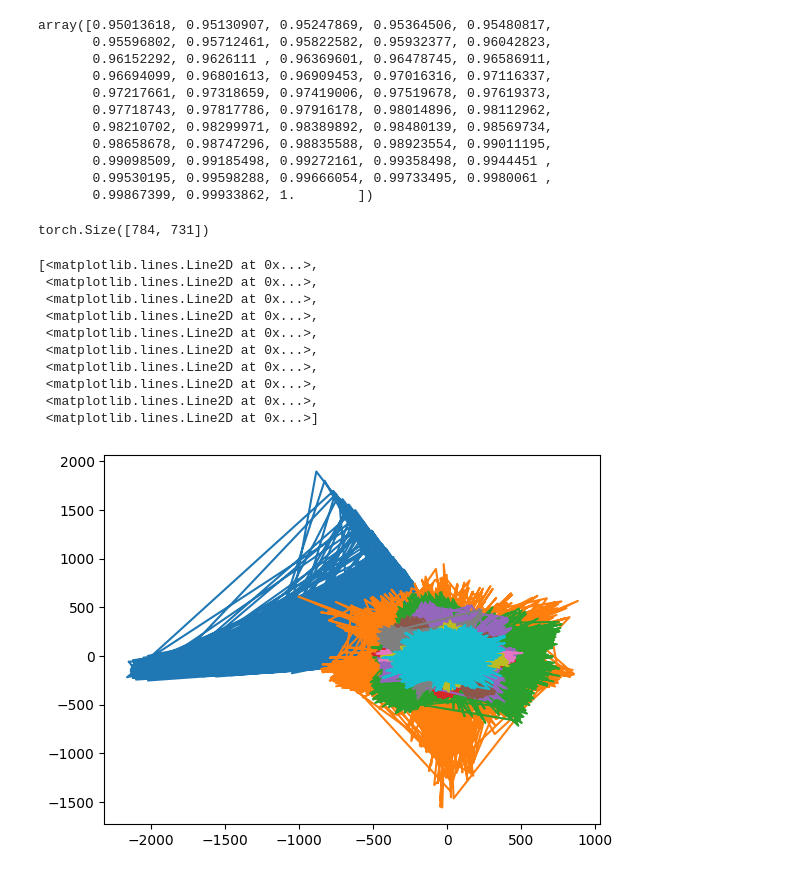
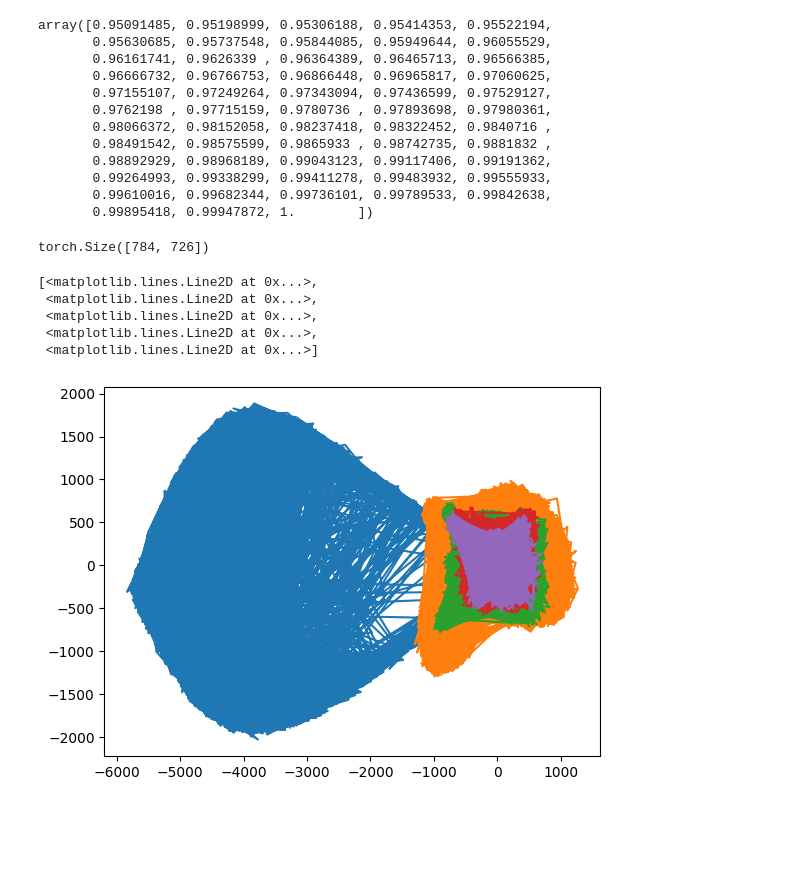
Before and after one commit to VishalLa/MathAI-Prototype, a Jupyter notebook: CNN_Model/pca.ipynb, the cells around one changed output. Cells and saved outputs as stored; diff of their text form; code cells hidden in the pictures; blank space fills up the shorter version.

```diff
--- a/CNN_Model/pca.ipynb
+++ b/CNN_Model/pca.ipynb
@@ -6,7 +28,7 @@ from Covonutional_neural_network.modelUttils.augment_dataset import add_label_no
 # %%
 folder_paths = [
-    'C:\\Users\\visha\\OneDrive\\Desktop\\entiredataset\\dataset\\symbols\\(',
-    'C:\\Users\\visha\\OneDrive\\Desktop\\entiredataset\\dataset\\symbols\\)',
+    # 'C:\\Users\\visha\\OneDrive\\Desktop\\entiredataset\\dataset\\symbols\\(',
+    # 'C:\\Users\\visha\\OneDrive\\Desktop\\entiredataset\\dataset\\symbols\\)',
     'C:\\Users\\visha\\OneDrive\\Desktop\\entiredataset\\dataset\\0',
     'C:\\Users\\visha\\OneDrive\\Desktop\\entiredataset\\dataset\\1',
     'C:\\Users\\visha\\OneDrive\\Desktop\\entiredataset\\dataset\\2',
@@ -22,7 +44,7 @@ folder_paths = [
     'C:\\Users\\visha\\OneDrive\\Desktop\\entiredataset\\dataset\\mul',"C:\\Users\\visha\\OneDrive\\Desktop\\entiredataset\\dataset\\sub",
     'C:\\Users\\visha\\OneDrive\\Desktop\\entiredataset\\dataset\\x',
     'C:\\Users\\visha\\OneDrive\\Desktop\\entiredataset\\dataset\\y',
-    'C:\\Users\\visha\\OneDrive\\Desktop\\entiredataset\\dataset\\z',
+    # 'C:\\Users\\visha\\OneDrive\\Desktop\\entiredataset\\dataset\\z',
     'C:\\Users\\visha\\OneDrive\\Desktop\\entiredataset\\dataset\\symbols\\+',
     'C:\\Users\\visha\\OneDrive\\Desktop\\entiredataset\\dataset\\symbols\\x',
     'C:\\Users\\visha\\OneDrive\\Desktop\\entiredataset\\dataset\\symbols\\÷',
@@ -106,36 +176,32 @@ rule = np.cumsum(sorted_eigenvalues)/np.sum(sorted_eigenvalues)
 rule = rule[rule>0.95]
 rule
 # %% [output]
-array([0.95013618, 0.95130907, 0.95247869, 0.95364506, 0.95480817,
-       0.95596802, 0.95712461, 0.95822582, 0.95932377, 0.96042823,
-       0.96152292, 0.9626111 , 0.96369601, 0.96478745, 0.96586911,
-       0.96694099, 0.96801613, 0.96909453, 0.97016316, 0.97116337,
-       0.97217661, 0.97318659, 0.97419006, 0.97519678, 0.97619373,
-       0.97718743, 0.97817786, 0.97916178, 0.98014896, 0.98112962,
-       0.98210702, 0.98299971, 0.98389892, 0.98480139, 0.98569734,
-       0.98658678, 0.98747296, 0.98835588, 0.98923554, 0.99011195,
-       0.99098509, 0.99185498, 0.99272161, 0.99358498, 0.9944451 ,
-       0.99530195, 0.99598288, 0.99666054, 0.99733495, 0.9980061 ,
-       0.99867399, 0.99933862, 1.        ])
+array([0.95091485, 0.95198999, 0.95306188, 0.95414353, 0.95522194,
+       0.95630685, 0.95737548, 0.95844085, 0.95949644, 0.96055529,
+       0.96161741, 0.9626339 , 0.96364389, 0.96465713, 0.96566385,
+       0.96666732, 0.96766753, 0.96866448, 0.96965817, 0.97060625,
+       0.97155107, 0.97249264, 0.97343094, 0.97436599, 0.97529127,
+       0.9762198 , 0.97715159, 0.9780736 , 0.97893698, 0.97980361,
+       0.98066372, 0.98152058, 0.98237418, 0.98322452, 0.9840716 ,
+       0.98491542, 0.98575599, 0.9865933 , 0.98742735, 0.9881832 ,
+       0.98892929, 0.98968189, 0.99043123, 0.99117406, 0.99191362,
+       0.99264993, 0.99338299, 0.99411278, 0.99483932, 0.99555933,
+       0.99610016, 0.99682344, 0.99736101, 0.99789533, 0.99842638,
+       0.99895418, 0.99947872, 1.        ])
 # %%
 W = eigenvectors[:, :len(eigenvectors) - len(rule)]
 # W = eigenvectors
 W.shape
 # %% [output]
-torch.Size([784, 731])
+torch.Size([784, 726])
 # %%
 new_X = W.T @ X.T
 # %%
-plt.plot(new_X[0], new_X[1], new_X[2], new_X[3], new_X[4], new_X[5], new_X[6], new_X[7], new_X[8], new_X[9], new_X[10], new_X[11], new_X[12], new_X[13], new_X[14], new_X[15], new_X[16], new_X[17], new_X[18], new_X[19])
+plt.plot(new_X[0], new_X[1], new_X[2], new_X[3], new_X[4], new_X[5], new_X[6], new_X[7], new_X[8], new_X[9])
 # %% [output]
 [<matplotlib.lines.Line2D at 0x...>,
  <matplotlib.lines.Line2D at 0x...>,
  <matplotlib.lines.Line2D at 0x...>,
  <matplotlib.lines.Line2D at 0x...>,
- <matplotlib.lines.Line2D at 0x...>,
- <matplotlib.lines.Line2D at 0x...>,
- <matplotlib.lines.Line2D at 0x...>,
- <matplotlib.lines.Line2D at 0x...>,
- <matplotlib.lines.Line2D at 0x...>,
  <matplotlib.lines.Line2D at 0x...>]
-[figure, old version]
+[figure, new version]
```
Also changed, not shown: parts of 12 cells of this notebook, 8 other files.
